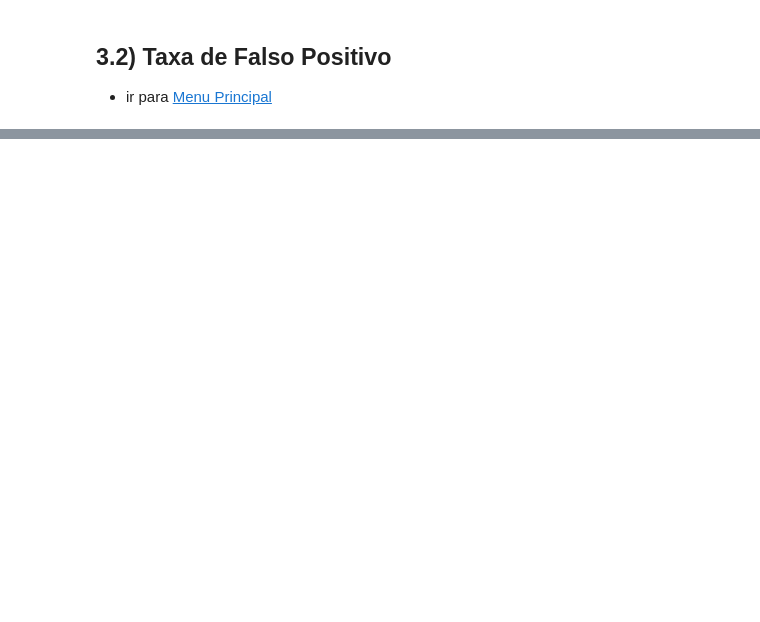
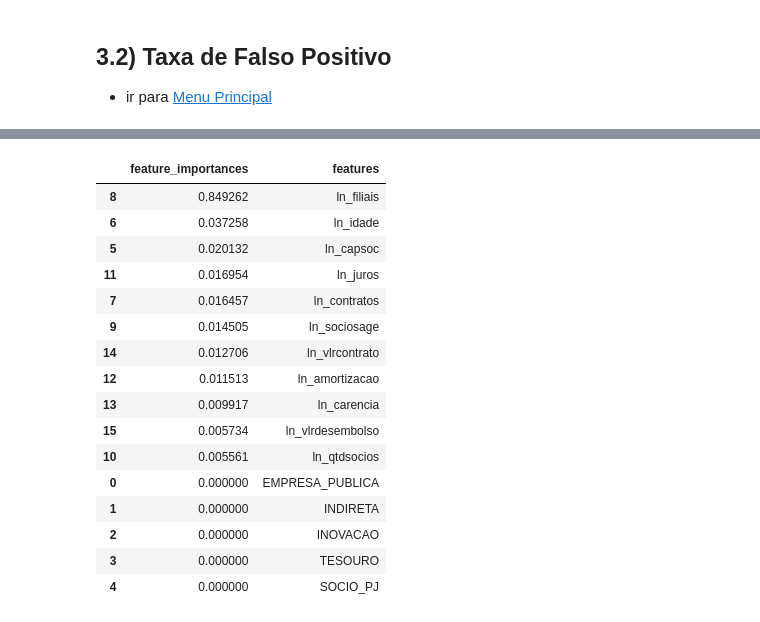
Before and after one commit to patrickfrancoalves/pibmunic, a Jupyter notebook: ML_XGBoost_Rand.ipynb, the cells around one changed output, grey strips where cells are left out. Saved outputs shown, nothing was run; the diff lists cells and outputs as text; code cells hidden in the pictures; blank space fills up the shorter version.

```diff
--- a/ML_XGBoost_Rand.ipynb
+++ b/ML_XGBoost_Rand.ipynb
@@ -577,0 +695,24 @@ Wall time: 152 µs
+# %%
+
+dataframe=pd.DataFrame(cbbb.feature_importances_, columns=['feature_importances'])
+dataframe['features'] = list(atributes)
+dataframe.sort_values('feature_importances',inplace=True,ascending=False)
+dataframe
+# %% [output]
+|  | feature_importances | features |
+| 8 | 0.849262 | ln_filiais |
+| 6 | 0.037258 | ln_idade |
+| 5 | 0.020132 | ln_capsoc |
+| 11 | 0.016954 | ln_juros |
+| 7 | 0.016457 | ln_contratos |
+| 9 | 0.014505 | ln_sociosage |
+| 14 | 0.012706 | ln_vlrcontrato |
+| 12 | 0.011513 | ln_amortizacao |
+| 13 | 0.009917 | ln_carencia |
+| 15 | 0.005734 | ln_vlrdesembolso |
+| 10 | 0.005561 | ln_qtdsocios |
+| 0 | 0.000000 | EMPRESA_PUBLICA |
+| 1 | 0.000000 | INDIRETA |
+| 2 | 0.000000 | INOVACAO |
+| 3 | 0.000000 | TESOURO |
+| 4 | 0.000000 | SOCIO_PJ |
```
Also changed, not shown: parts of 21 cells of this notebook, 6 other files.
